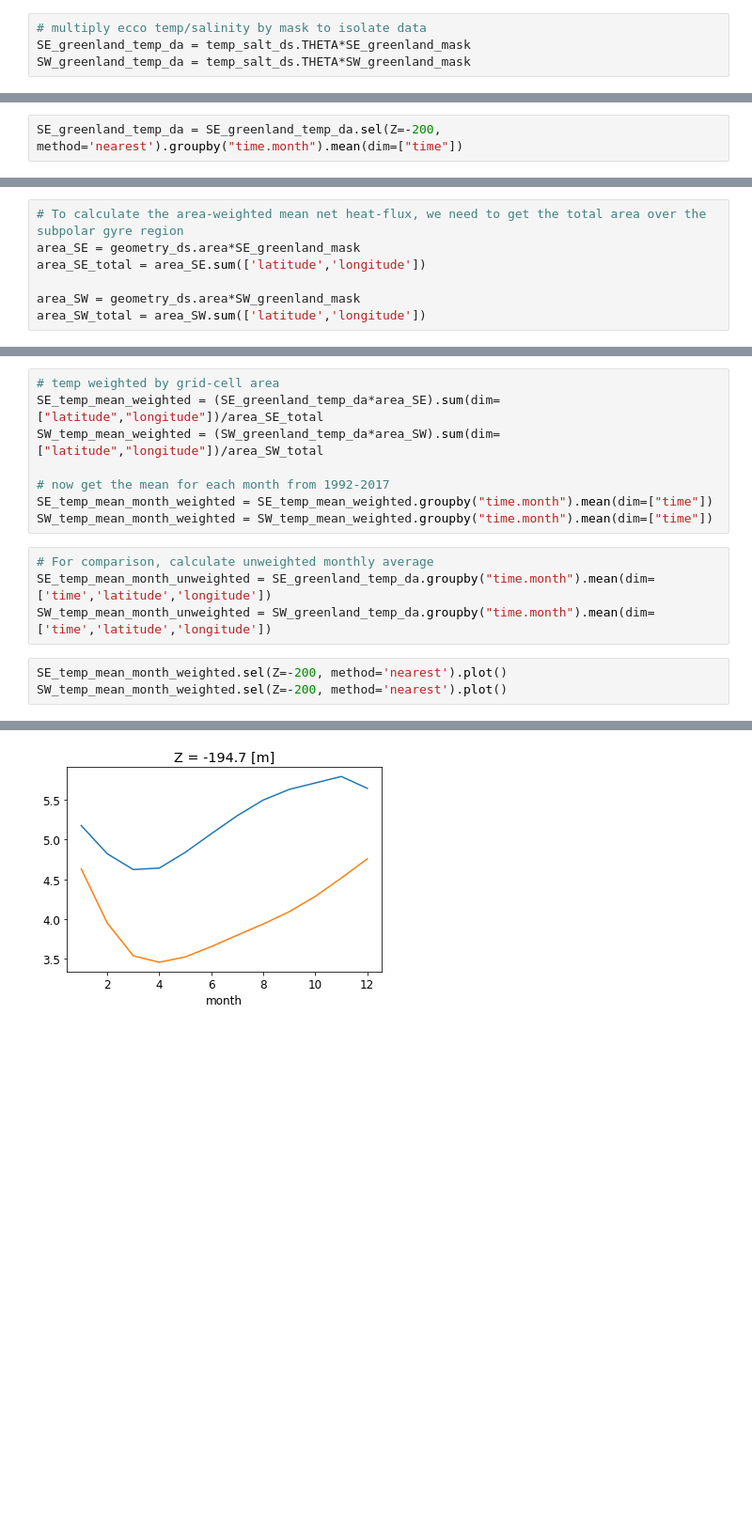
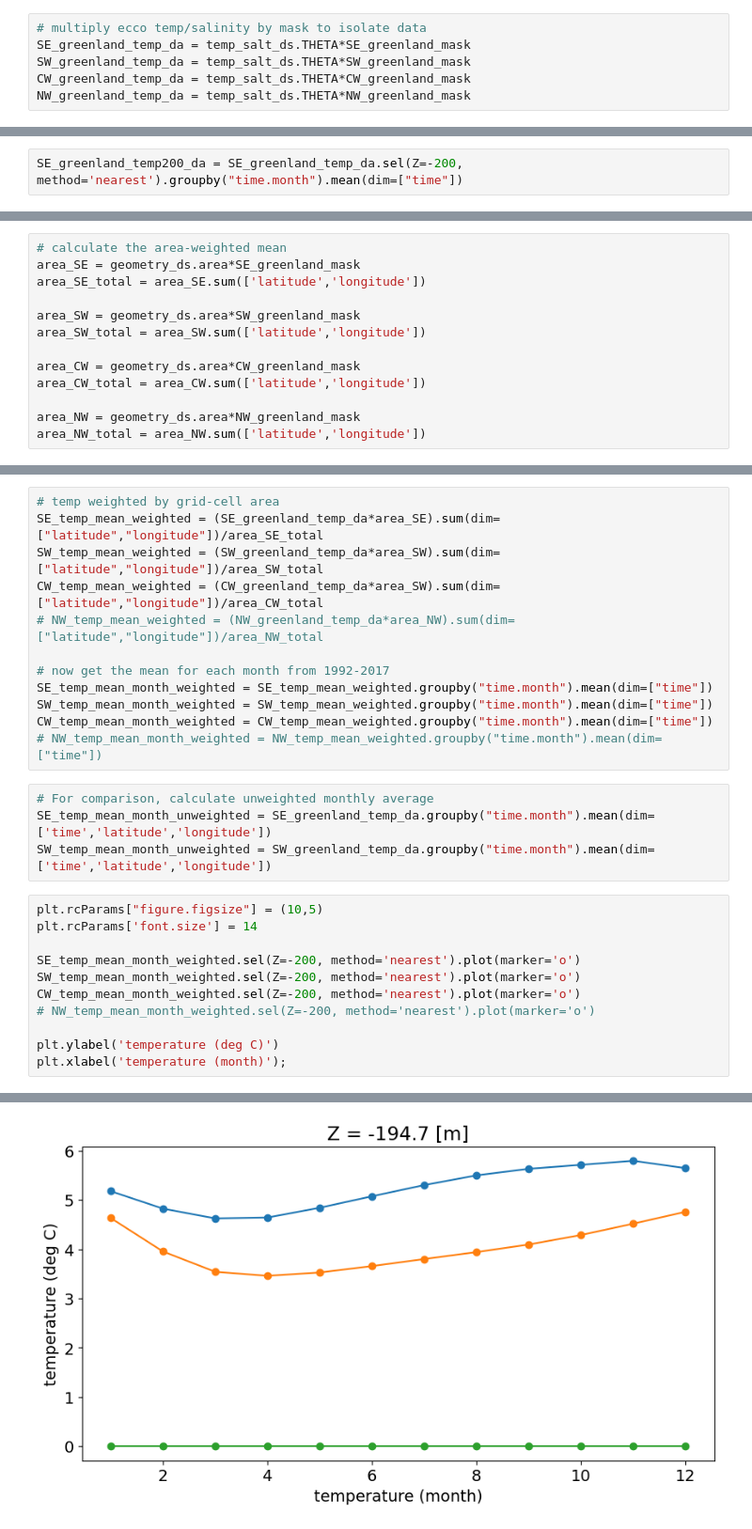
Before and after one commit to mjzahn/ecco, a Jupyter notebook: Greenland_circulation_ecco.ipynb, the cells around one changed output, grey strips where cells are left out. Shown at 94% size. Saved outputs shown, nothing was run; the diff lists cells and outputs as text; blank space fills up the shorter version.

```diff
--- a/Greenland_circulation_ecco.ipynb
+++ b/Greenland_circulation_ecco.ipynb
@@ -173,5 +186,7 @@ SW_greenland_mask = np.where(np.logical_and(ecco_depth > 2000, ecco_depth < 3000
 # multiply ecco temp/salinity by mask to isolate data
 SE_greenland_temp_da = temp_salt_ds.THETA*SE_greenland_mask
 SW_greenland_temp_da = temp_salt_ds.THETA*SW_greenland_mask
+CW_greenland_temp_da = temp_salt_ds.THETA*CW_greenland_mask
+NW_greenland_temp_da = temp_salt_ds.THETA*NW_greenland_mask
 # %%
 # sanity check plot to make sure the mask worked
@@ -242,2 +232,2 @@ Attributes: (0)
 # %%
-SE_greenland_temp_da = SE_greenland_temp_da.sel(Z=-200, method='nearest').groupby("time.month").mean(dim=["time"])
+SE_greenland_temp200_da = SE_greenland_temp_da.sel(Z=-200, method='nearest').groupby("time.month").mean(dim=["time"])
@@ -272,10 +234,16 @@ SE_greenland_temp_da
 # %%
-# To calculate the area-weighted mean net heat-flux, we need to get the total area over the subpolar gyre region
+# calculate the area-weighted mean
 area_SE = geometry_ds.area*SE_greenland_mask
 area_SE_total = area_SE.sum(['latitude','longitude'])
 
 area_SW = geometry_ds.area*SW_greenland_mask
 area_SW_total = area_SW.sum(['latitude','longitude'])
+
+area_CW = geometry_ds.area*CW_greenland_mask
+area_CW_total = area_CW.sum(['latitude','longitude'])
+
+area_NW = geometry_ds.area*NW_greenland_mask
+area_NW_total = area_NW.sum(['latitude','longitude'])
 # %%
 # sanity check plot (area decreases with increasing latitude)
 area_SE.sel(longitude=slice(-70,-20),latitude=slice(53,70)).plot();
@@ -285,15 +253,27 @@ area_SE.sel(longitude=slice(-70,-20),latitude=slice(53,70)).plot();
 # temp weighted by grid-cell area
 SE_temp_mean_weighted = (SE_greenland_temp_da*area_SE).sum(dim=["latitude","longitude"])/area_SE_total
 SW_temp_mean_weighted = (SW_greenland_temp_da*area_SW).sum(dim=["latitude","longitude"])/area_SW_total
+CW_temp_mean_weighted = (CW_greenland_temp_da*area_SW).sum(dim=["latitude","longitude"])/area_CW_total
+# NW_temp_mean_weighted = (NW_greenland_temp_da*area_NW).sum(dim=["latitude","longitude"])/area_NW_total
 
 # now get the mean for each month from 1992-2017
 SE_temp_mean_month_weighted = SE_temp_mean_weighted.groupby("time.month").mean(dim=["time"])
 SW_temp_mean_month_weighted = SW_temp_mean_weighted.groupby("time.month").mean(dim=["time"])
+CW_temp_mean_month_weighted = CW_temp_mean_weighted.groupby("time.month").mean(dim=["time"])
+# NW_temp_mean_month_weighted = NW_temp_mean_weighted.groupby("time.month").mean(dim=["time"])
 # %%
 # For comparison, calculate unweighted monthly average
 SE_temp_mean_month_unweighted = SE_greenland_temp_da.groupby("time.month").mean(dim=['time','latitude','longitude'])
 SW_temp_mean_month_unweighted = SW_greenland_temp_da.groupby("time.month").mean(dim=['time','latitude','longitude'])
 # %%
-SE_temp_mean_month_weighted.sel(Z=-200, method='nearest').plot()
-SW_temp_mean_month_weighted.sel(Z=-200, method='nearest').plot()
+plt.rcParams["figure.figsize"] = (10,5)
+plt.rcParams['font.size'] = 14
+
+SE_temp_mean_month_weighted.sel(Z=-200, method='nearest').plot(marker='o')
+SW_temp_mean_month_weighted.sel(Z=-200, method='nearest').plot(marker='o')
+CW_temp_mean_month_weighted.sel(Z=-200, method='nearest').plot(marker='o')
+# NW_temp_mean_month_weighted.sel(Z=-200, method='nearest').plot(marker='o')
+
+plt.ylabel('temperature (deg C)')
+plt.xlabel('temperature (month)');
 # %% [output]
@@ -301 +280 @@ SW_temp_mean_month_weighted.sel(Z=-200, method='nearest').plot()
-[figure, old version]
+[figure, new version]
```
Also changed, not shown: parts of 30 cells of this notebook, 5 other files.
